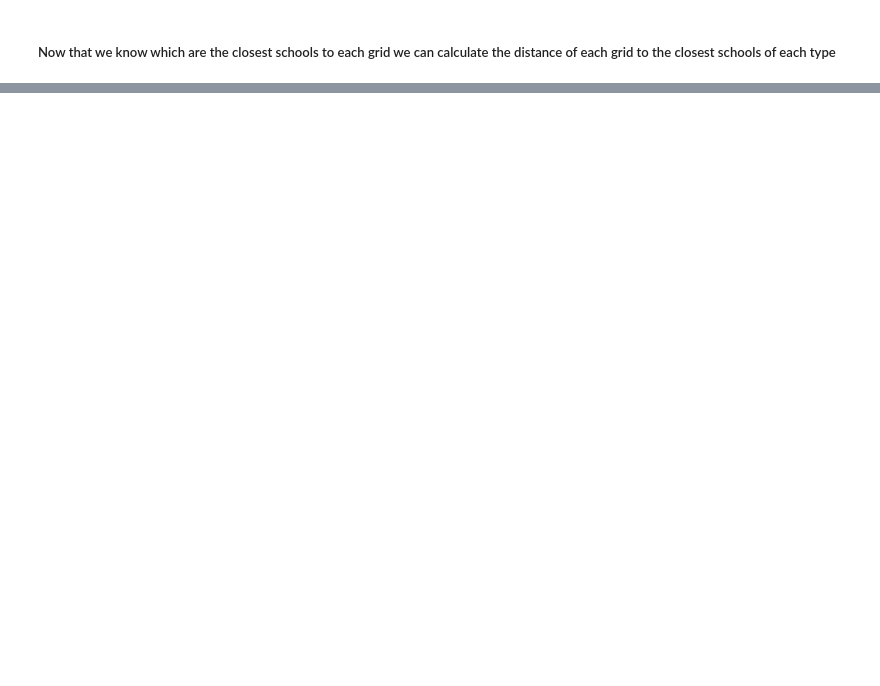
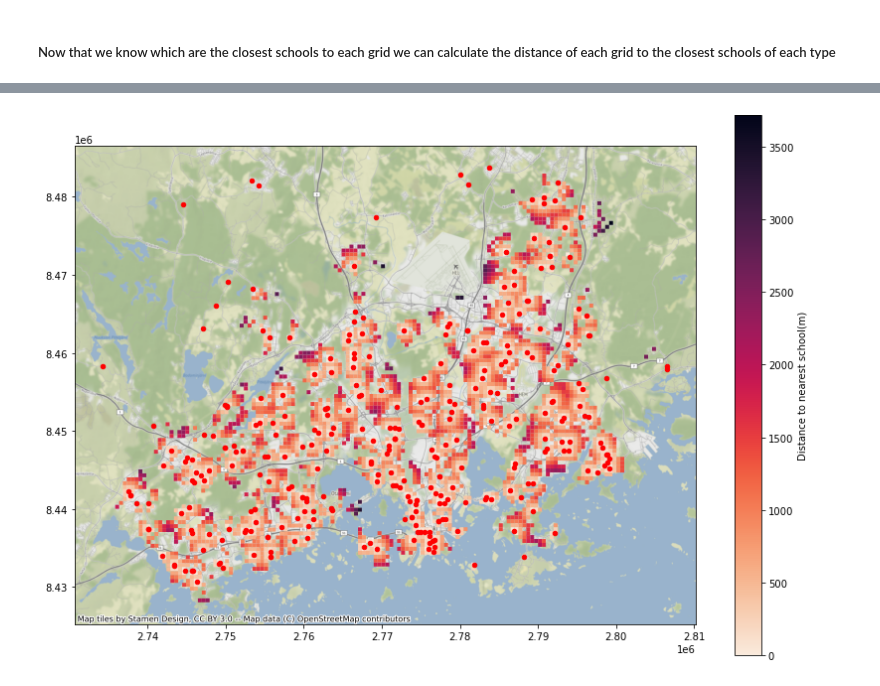
Before and after one commit to AutoGIS-2020/exercise-5-NicoOrdax, a Jupyter notebook: exercise5.ipynb, the cells around one changed output, grey strips where cells are left out. Saved outputs shown, nothing was run; the diff lists cells and outputs as text; code cells hidden in the pictures; blank space fills up the shorter version.

```diff
--- a/exercise5.ipynb
+++ b/exercise5.ipynb
@@ -233,0 +241,17 @@ pop.head()
+# %%
+# Creating the figure
+fig, ax = plt.subplots(figsize=(14,10))
+# Plotting the population grid with darker red values the farther away the nearest school is
+# Using a reddish colour palette which shows relatively well (especially the darker colours)
+# Also adding a legend
+pop.plot(ax=ax,
+         column="dist_sc",
+         cmap=sns.color_palette("rocket_r", as_cmap=True),
+         legend=True,
+         legend_kwds={"label":"Distance to nearest school(m)"})
+# Adding the schools as red points
+schools.plot(ax = ax, color="red", markersize=20)
+# Adding a basemap to facilitate identifying the areas of the map
+ctx.add_basemap(ax)
+# %% [output]
+[figure, added]
```
Also changed, not shown: parts of 14 cells of this notebook, 5 other files.
